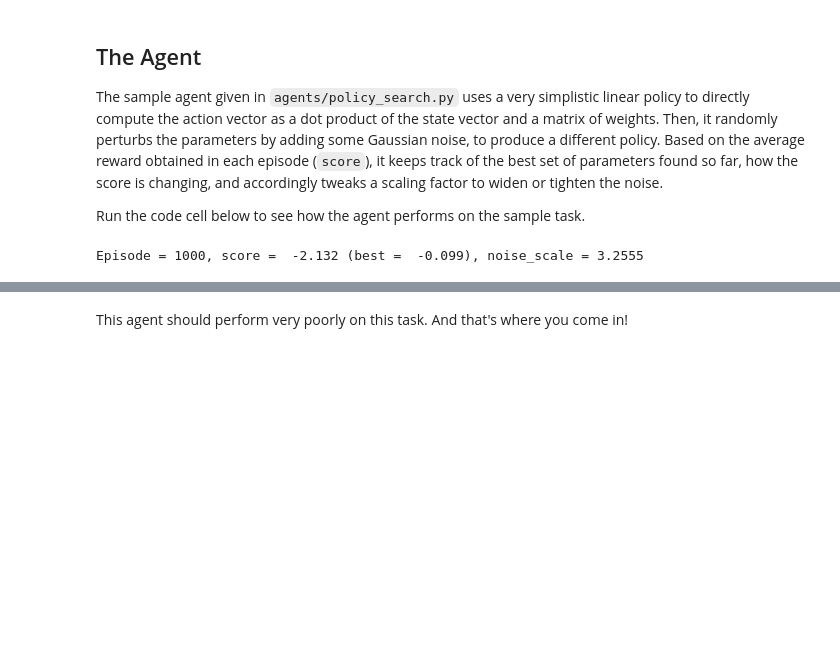
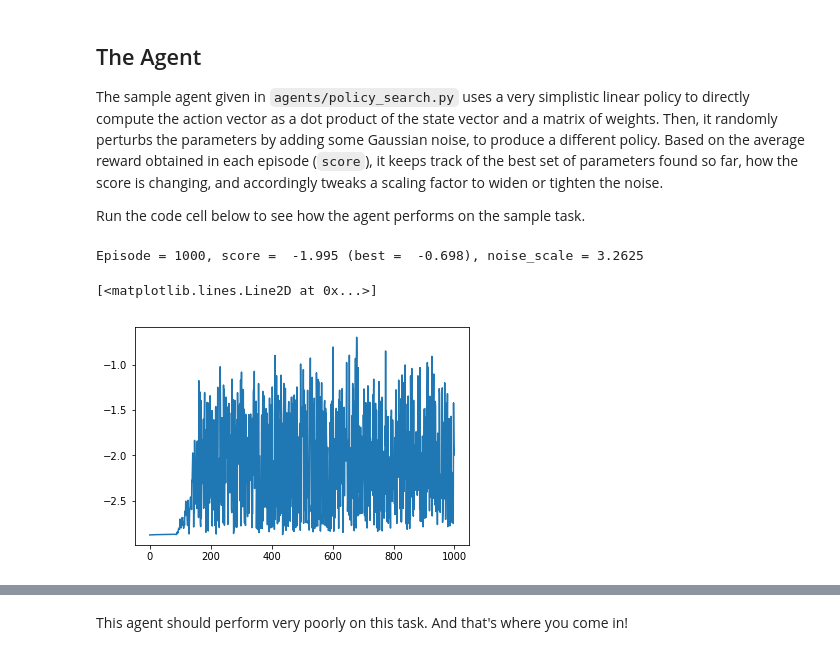
Before and after one commit to oyoot/RL-Quadcopter-2, a Jupyter notebook: Quadcopter_Project.ipynb, the cells around one changed output, grey strips where cells are left out. Saved outputs shown, nothing was run; the diff lists cells and outputs as text; code cells hidden in the pictures; blank space fills up the shorter version.

```diff
--- a/Quadcopter_Project.ipynb
+++ b/Quadcopter_Project.ipynb
@@ -185,6 +185,11 @@ target_pos = np.array([0., 0., 10.])
 task = Task(target_pos=target_pos)
 agent = PolicySearch_Agent(task)
 
+labels = ['episode','time', 'x', 'y', 'z', 'phi', 'theta', 'psi', 'x_velocity',
+          'y_velocity', 'z_velocity', 'phi_velocity', 'theta_velocity',
+          'psi_velocity', 'rotor_speed1', 'rotor_speed2', 'rotor_speed3', 'rotor_speed4', 'reward']
+results = {x : [] for x in labels}
+
 for i_episode in range(1, num_episodes+1):
     state = agent.reset_episode() # start a new episode
     while True:
@@ -193,9 +198,24 @@ for i_episode in range(1, num_episodes+1):
         agent.step(reward, done)
         state = next_state
         if done:
+            to_write = [i_episode] + [task.sim.time] + list(task.sim.pose) + list(task.sim.v)+ list(task.sim.angular_v) + list(rotor_speeds) + [agent.score]
+            for ii in range(len(labels)):
+                results[labels[ii]].append(to_write[ii])
+
             print("\rEpisode = {:4d}, score = {:7.3f} (best = {:7.3f}), noise_scale = {}".format(
                 i_episode, agent.score, agent.best_score, agent.noise_scale), end="")  # [debug]
             break
     sys.stdout.flush()
 # %% [output]
-Episode = 1000, score =  -2.132 (best =  -0.099), noise_scale = 3.2555
+Episode = 1000, score =  -1.995 (best =  -0.698), noise_scale = 3.2625
+# %%
+## TODO: Plot the rewards.
+
+import matplotlib.pyplot as plt
+%matplotlib inline
+#plt.rcParams['figure.figsize'] = [10, 15]
+
+plt.plot(results['reward'])
+# %% [output]
+[<matplotlib.lines.Line2D at 0x...>]
+[figure, added]
```
Also changed, not shown: parts of 19 cells of this notebook, 8 other files.
